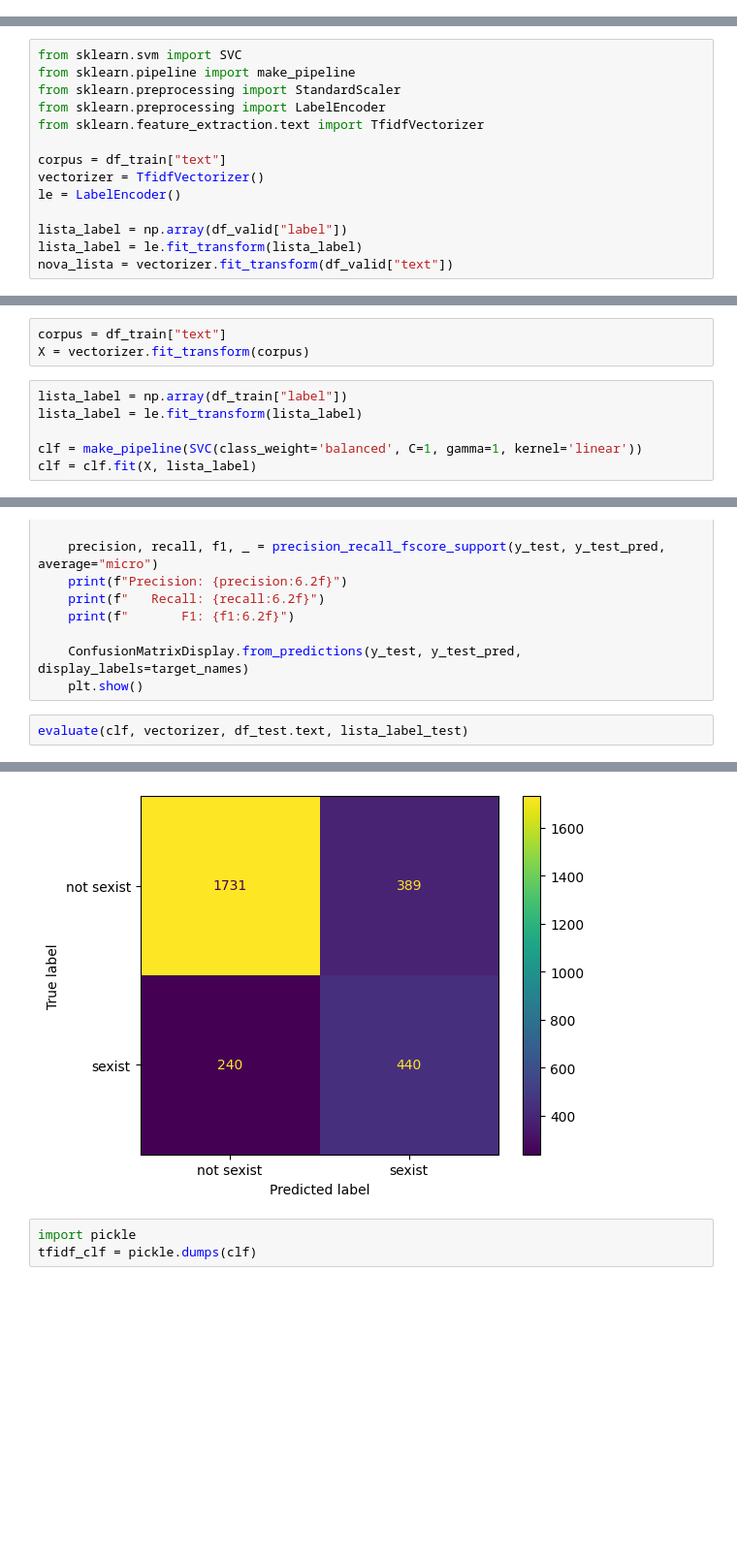
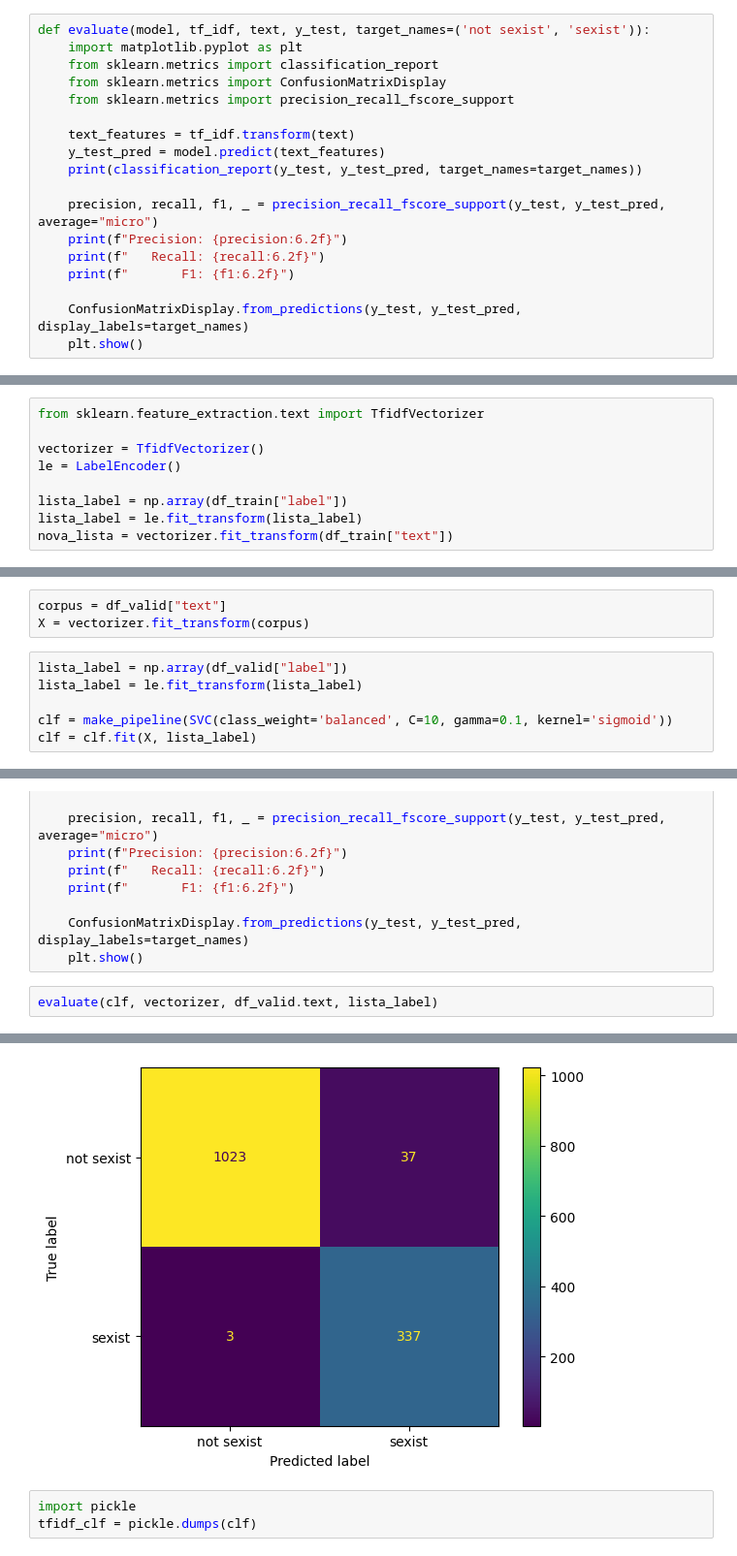
Before and after one commit to antoniolukic/binary-detection-of-sexism, a Jupyter notebook: SVM.ipynb, the cells around one changed output, grey strips where cells are left out. Shown at 97% size. Drawn from its saved outputs; the diff is of its cells as text; blank space fills up the shorter version.

```diff
--- a/SVM.ipynb
+++ b/SVM.ipynb
@@ -376,0 +445,18 @@ SVM +TF_IDF
+# %%
+def evaluate(model, tf_idf, text, y_test, target_names=('not sexist', 'sexist')):
+    import matplotlib.pyplot as plt
+    from sklearn.metrics import classification_report
+    from sklearn.metrics import ConfusionMatrixDisplay
+    from sklearn.metrics import precision_recall_fscore_support
+
+    text_features = tf_idf.transform(text)
+    y_test_pred = model.predict(text_features)
+    print(classification_report(y_test, y_test_pred, target_names=target_names))
+
+    precision, recall, f1, _ = precision_recall_fscore_support(y_test, y_test_pred, average="micro")
+    print(f"Precision: {precision:6.2f}")
+    print(f"   Recall: {recall:6.2f}")
+    print(f"       F1: {f1:6.2f}")
+
+    ConfusionMatrixDisplay.from_predictions(y_test, y_test_pred, display_labels=target_names)
+    plt.show()
@@ -377,17 +483,12 @@ SVM +TF_IDF
 # %%
-from sklearn.svm import SVC
-from sklearn.pipeline import make_pipeline
-from sklearn.preprocessing import StandardScaler
-from sklearn.preprocessing import LabelEncoder
 from sklearn.feature_extraction.text import TfidfVectorizer
 
-corpus = df_train["text"]
 vectorizer = TfidfVectorizer()
 le = LabelEncoder()
 
-lista_label = np.array(df_valid["label"])
+lista_label = np.array(df_train["label"])
 lista_label = le.fit_transform(lista_label)
-nova_lista = vectorizer.fit_transform(df_valid["text"])
+nova_lista = vectorizer.fit_transform(df_train["text"])
 # %%
 from sklearn.model_selection import GridSearchCV
 
@@ -468,10 +569,10 @@ SVC(C=1, gamma=1, kernel='linear')
 # %%
-corpus = df_train["text"]
+corpus = df_valid["text"]
 X = vectorizer.fit_transform(corpus)
 # %%
-lista_label = np.array(df_train["label"])
+lista_label = np.array(df_valid["label"])
 lista_label = le.fit_transform(lista_label)
 
-clf = make_pipeline(SVC(class_weight='balanced', C=1, gamma=1, kernel='linear'))
+clf = make_pipeline(SVC(class_weight='balanced', C=10, gamma=0.1, kernel='sigmoid'))
 clf = clf.fit(X, lista_label)
 # %%
@@ -504,7 +605,7 @@ def evaluate(model, tf_idf, text, y_test, target_names=('not sexist', 'sexist'))
     ConfusionMatrixDisplay.from_predictions(y_test, y_test_pred, display_labels=target_names)
     plt.show()
 # %%
-evaluate(clf, vectorizer, df_test.text, lista_label_test)
+evaluate(clf, vectorizer, df_valid.text, lista_label)
 # %% [output]
               precision    recall  f1-score   support
 
@@ -521,4 +622,4 @@ Precision:   0.78
-[figure, old version]
+[figure, new version]
 # %%
 import pickle
 tfidf_clf = pickle.dumps(clf)
```
Also changed, not shown: parts of 27 cells of this notebook.
